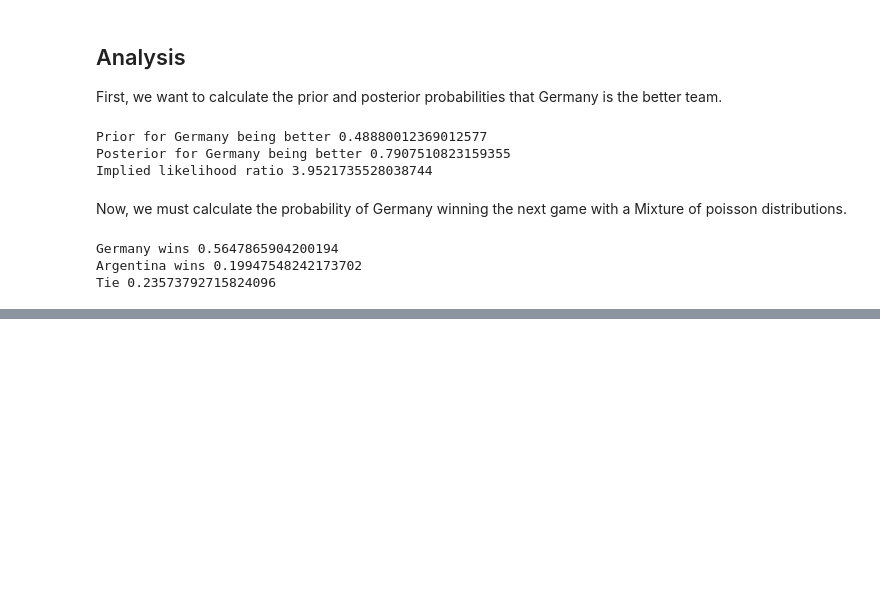
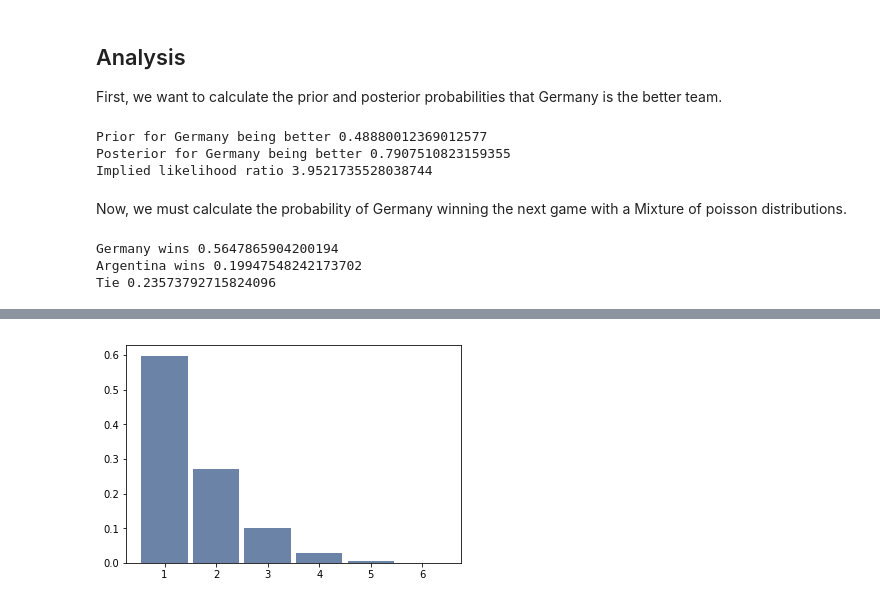
Before and after one commit to HALtheWise/ThinkBayes2, a Jupyter notebook: examples/homework3.ipynb, the cells around one changed output, grey strips where cells are left out. Drawn from its saved outputs; the diff is of its cells as text; code cells hidden in the pictures; blank space fills up the shorter version.

```diff
--- a/examples/homework3.ipynb
+++ b/examples/homework3.ipynb
@@ -322,0 +344,34 @@ Tie 0.23573792715824096
+# %%
+def PmfMap(pmf, func):
+    new = type(pmf)()
+    for k, p in pmf.Items():
+        new.Incr(func(k), p)
+    return new
+
+def PmfFilter(pmf, func):
+    new = type(pmf)()
+    for k, p in pmf.Items():
+        if func(k):
+            new.Incr(k, p)
+    new.Normalize()
+    return new
+# %%
+def MakeJointMany(*args):
+    if len(args) == 0:
+        return Joint([tuple()])
+
+    new = Joint()
+    for k1, p1 in args[0].Items():
+        for k2, p2 in MakeJointMany(*args[1:]).Items():
+            new.Incr((k1,) + k2, p1 * p2)
+    return new
+# %%
+rolls = MakeJointMany(*[dice]*5)
+
+maximum = PmfMap(rolls, max)
+minimum = PmfMap(rolls, min)
+
+# thinkplot.Hist(maximum)
+thinkplot.Hist(minimum)
+# %% [output]
+[figure, added]
```
Also changed, not shown: parts of 8 cells of this notebook.
